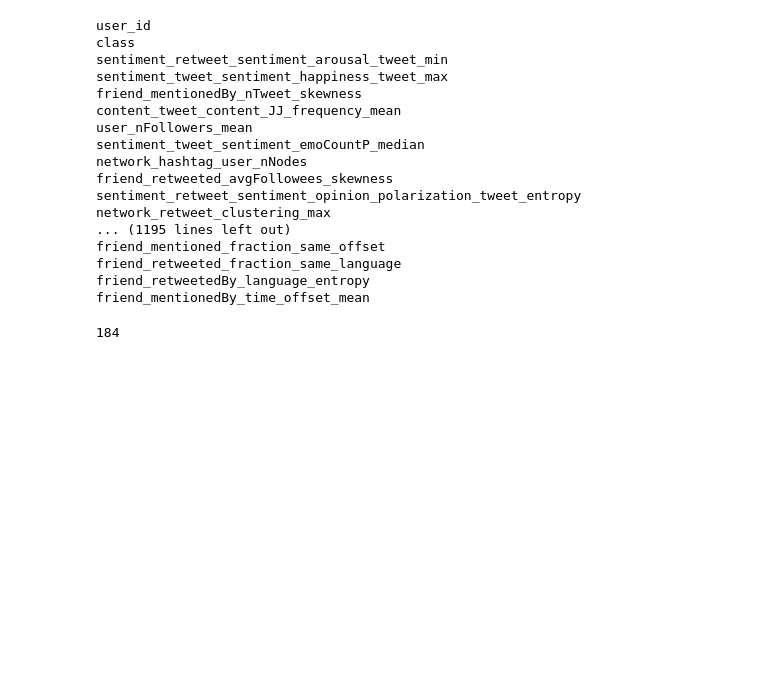
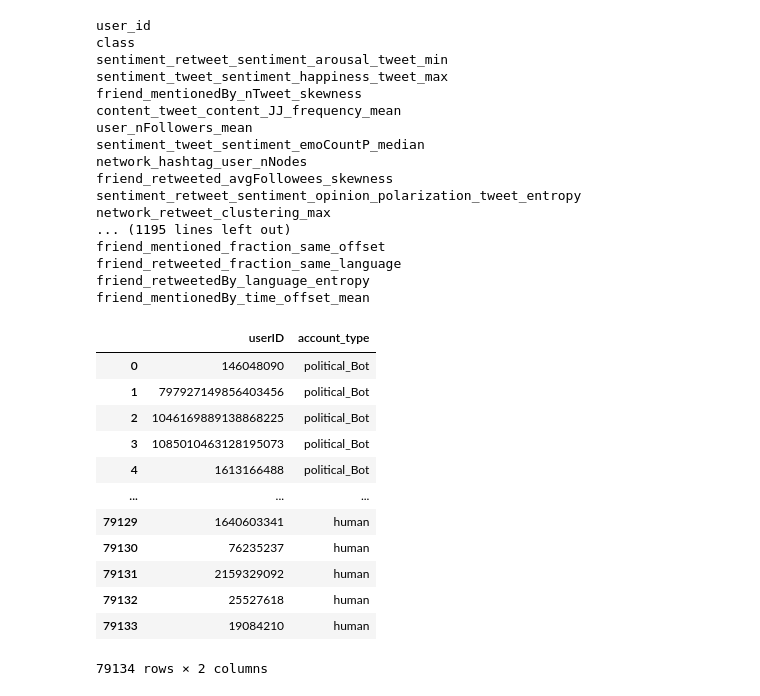
Before and after one commit to wmdataphys/UncertaintyAwareBotDetection, a Jupyter notebook: Untitled.ipynb, the cells around one changed output. Cells and saved outputs as stored; diff of their text form; code cells hidden in the pictures; blank space fills up the shorter version.

```diff
--- a/Untitled.ipynb
+++ b/Untitled.ipynb
@@ -433,6 +433,21 @@ import pandas as pd
 
 df = pd.read_csv("data/BLOC_Merged_UserID_TFIDF.csv",sep=',',index_col=None)
 # %%
-len(df.columns)
+labels = pd.read_csv("data/bot-labels.csv",sep=',',index_col=None)
+labels.rename(columns={'user_id': 'userID'}, inplace=True)
+labels.rename(columns={'new_class': 'account_type'},inplace=True)
+labels
 # %% [output]
+|  | userID | account_type |
+| 0 | 146048090 | political_Bot |
+| 1 | 797927149856403456 | political_Bot |
+| 2 | 1046169889138868225 | political_Bot |
+| 3 | 1085010463128195073 | political_Bot |
+| 4 | 1613166488 | political_Bot |
+| ... | ... | ... |
+| 79129 | 1640603341 | human |
+| 79130 | 76235237 | human |
+| 79131 | 2159329092 | human |
+| 79132 | 25527618 | human |
+| 79133 | 19084210 | human |
-184
+79134 rows × 2 columns
```
Also changed, not shown: parts of 2 cells of this notebook, 38 other files.
